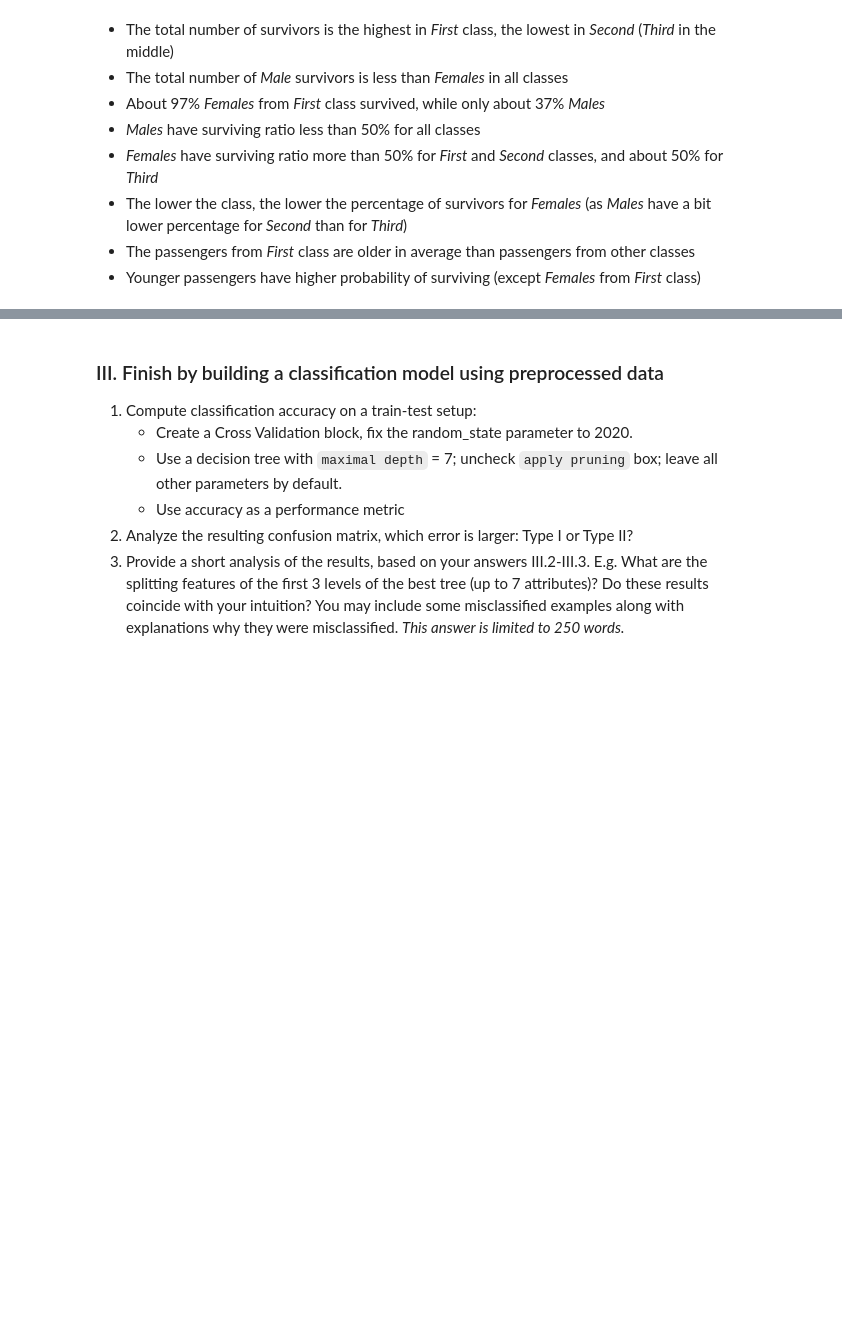
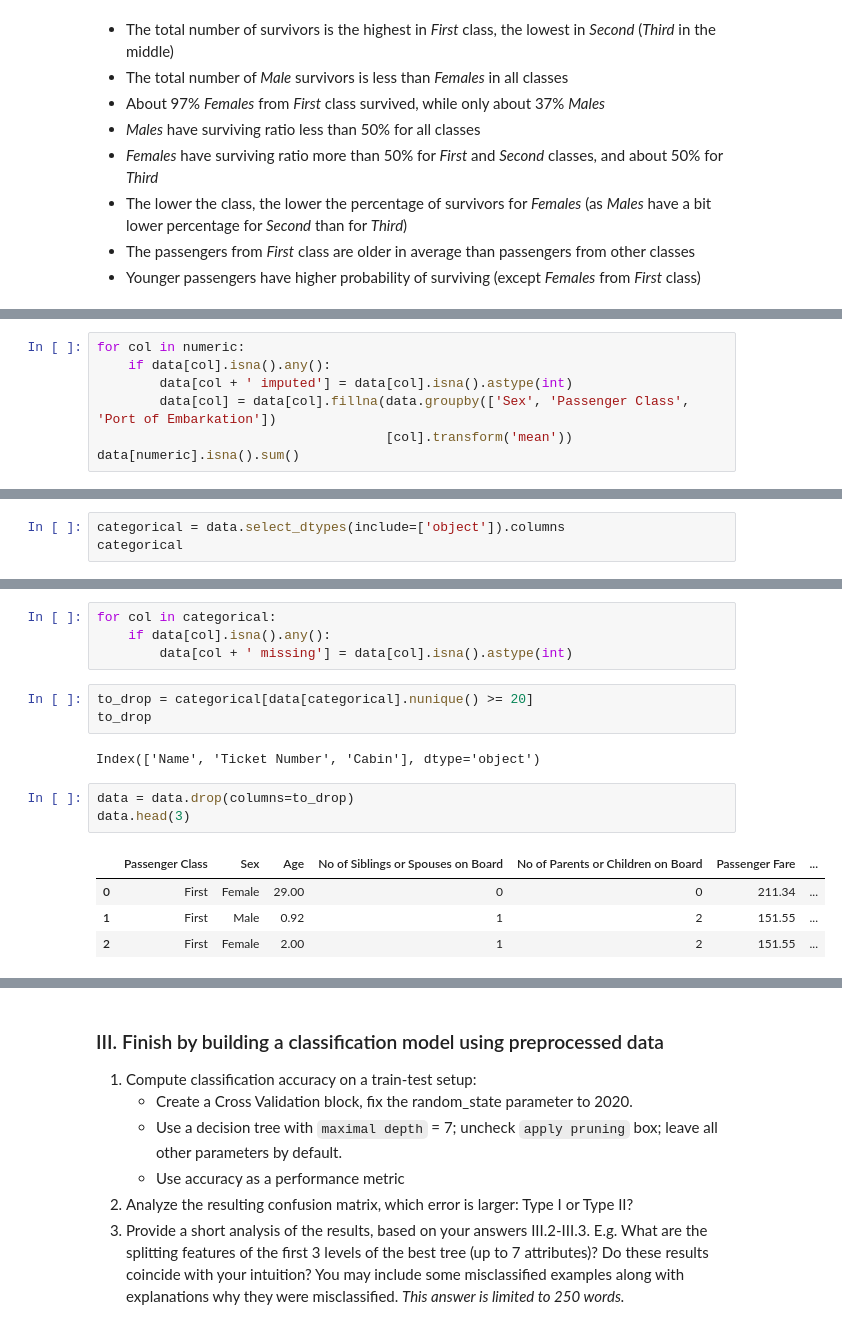
Before and after one commit to Mist3r-R/hse-sse-ds-business-2020, a Jupyter notebook: HW_2.ipynb, the cells around one changed output, grey strips where cells are left out. Drawn from its saved outputs; the diff is of its cells as text; blank space fills up the shorter version.

```diff
--- a/HW_2.ipynb
+++ b/HW_2.ipynb
@@ -92,0 +156,7 @@ dtype: float64
+# %%
+for col in numeric:
+    if data[col].isna().any():
+        data[col + ' imputed'] = data[col].isna().astype(int)
+        data[col] = data[col].fillna(data.groupby(['Sex', 'Passenger Class', 'Port of Embarkation'])
+                                     [col].transform('mean'))
+data[numeric].isna().sum()
@@ -92,0 +177,3 @@ dtype: float64
+# %%
+categorical = data.select_dtypes(include=['object']).columns
+categorical
@@ -92,0 +195,17 @@ dtype: float64
+# %%
+for col in categorical:
+    if data[col].isna().any():
+        data[col + ' missing'] = data[col].isna().astype(int)
+# %%
+to_drop = categorical[data[categorical].nunique() >= 20]
+to_drop
+# %% [output]
+Index(['Name', 'Ticket Number', 'Cabin'], dtype='object')
+# %%
+data = data.drop(columns=to_drop)
+data.head(3)
+# %% [output]
+|  | Passenger Class | Sex | Age | No of Siblings or Spouses on Board | No of Parents or Children on Board | Passenger Fare | ... |
+| 0 | First | Female | 29.00 | 0 | 0 | 211.34 | ... |
+| 1 | First | Male | 0.92 | 1 | 2 | 151.55 | ... |
+| 2 | First | Female | 2.00 | 1 | 2 | 151.55 | ... |
```
Also changed, not shown: parts of 29 cells of this notebook.
